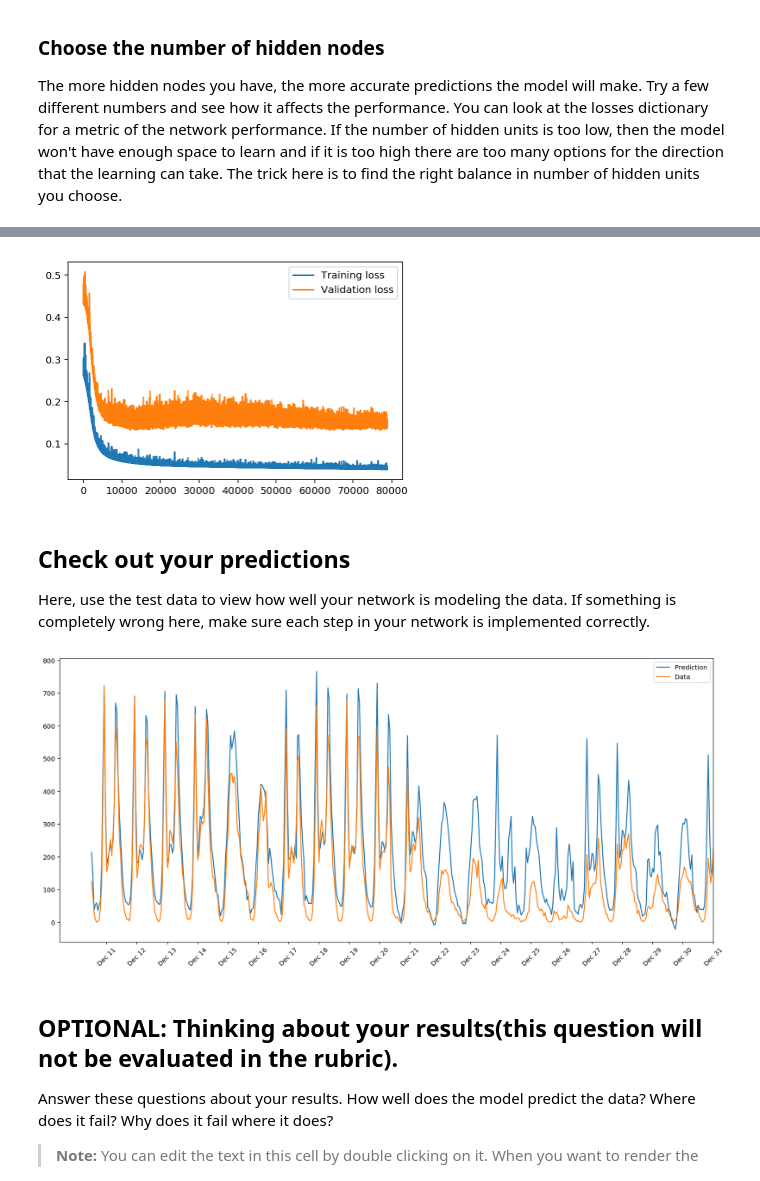
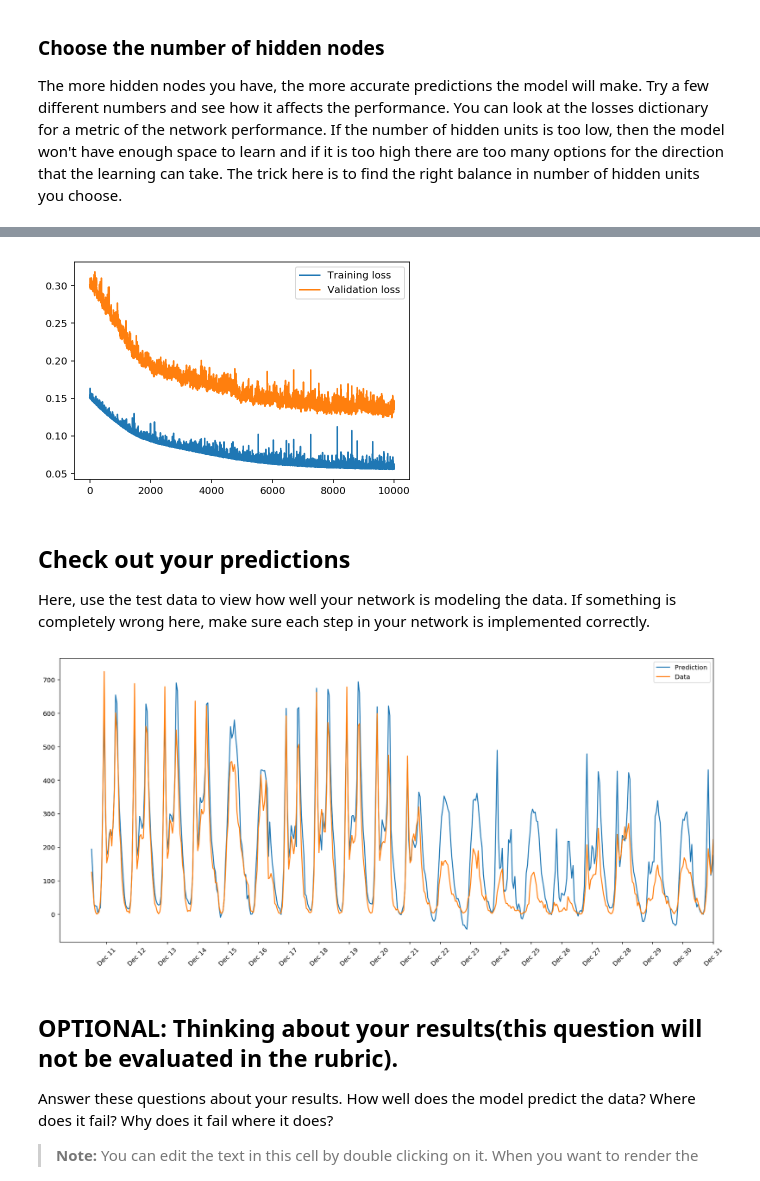
Before and after one commit to JamesLuoau/deep-learning-getting-started, a Jupyter notebook: first-neural-network/Your_first_neural_network.ipynb, the cells around one changed output, grey strips where cells are left out. Drawn from its saved outputs; the diff is of its cells as text; code cells hidden in the pictures.

```diff
--- a/first-neural-network/Your_first_neural_network.ipynb
+++ b/first-neural-network/Your_first_neural_network.ipynb
@@ -339,8 +339,8 @@ _ = plt.ylim()
 import sys
 
 ### Set the hyperparameters here ###
-iterations = 20000
-learning_rate = 0.25
+iterations = 15000
+learning_rate = 0.5
 hidden_nodes = 40
 output_nodes = 1
 
@@ -372,10 +372,10 @@ Progress: 11.5% ... Training loss: 0.234 ... Validation loss: 0.394
 # %%
-plt.plot(losses['train'][1200:], label='Training loss')
-plt.plot(losses['validation'][1200:], label='Validation loss')
+plt.plot(losses['train'][5000:], label='Training loss')
+plt.plot(losses['validation'][5000:], label='Validation loss')
 plt.legend()
 _ = plt.ylim()
 # %% [output]
-[figure, old version]
+[figure, new version]
 # %% [markdown]
 ## Check out your predictions
 
@@ -395,7 +395,7 @@ dates = dates.apply(lambda d: d.strftime('%b %d'))
 ax.set_xticks(np.arange(len(dates))[12::24])
 _ = ax.set_xticklabels(dates[12::24], rotation=45)
 # %% [output]
-[figure, old version]
+[figure, new version]
 # %% [markdown]
 ## OPTIONAL: Thinking about your results(this question will not be evaluated in the rubric).
 
```
Also changed, not shown: parts of 3 cells of this notebook, 1 other file.
